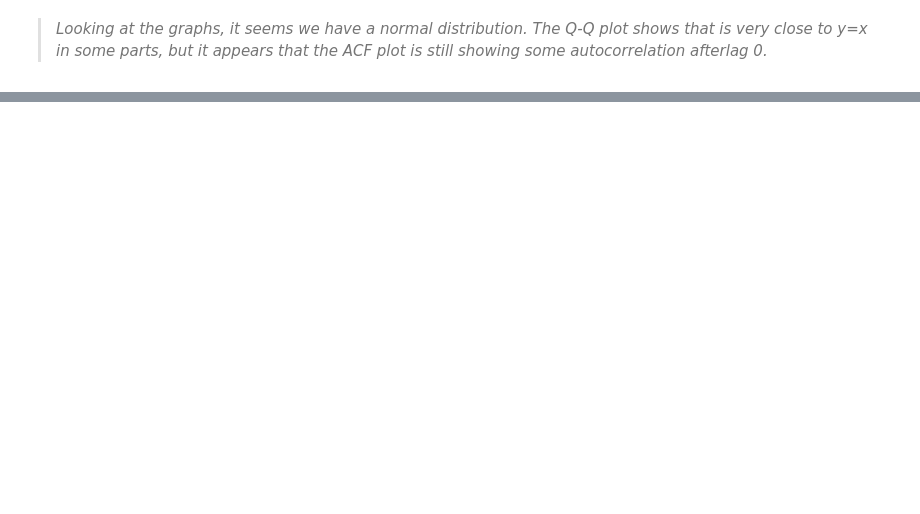
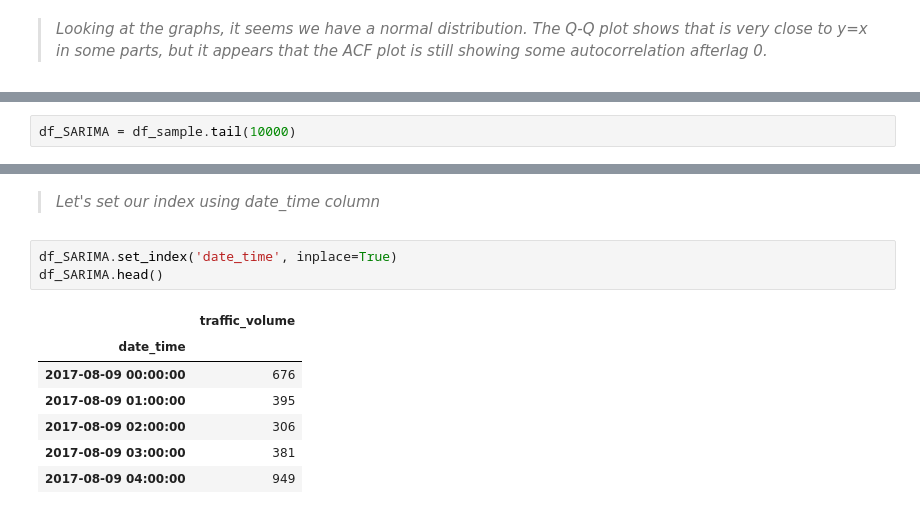
Before and after one commit to srcsergio/Machine-Learning-for-Business, a Jupyter notebook: MachineLearning_for_Business.ipynb, the cells around one changed output, grey strips where cells are left out. Drawn from its saved outputs; the diff is of its cells as text; blank space fills up the shorter version.

```diff
--- a/MachineLearning_for_Business.ipynb
+++ b/MachineLearning_for_Business.ipynb
@@ -612,0 +700,2 @@ Name: lb_pvalue, dtype: float64
+# %%
+df_SARIMA = df_sample.tail(10000)
@@ -612,0 +711,13 @@ Name: lb_pvalue, dtype: float64
+# %% [markdown]
+> _Let's set our index using date_time column_
+# %%
+df_SARIMA.set_index('date_time', inplace=True)
+df_SARIMA.head()
+# %% [output]
+|  | traffic_volume |
+| date_time |  |
+| 2017-08-09 00:00:00 | 676 |
+| 2017-08-09 01:00:00 | 395 |
+| 2017-08-09 02:00:00 | 306 |
+| 2017-08-09 03:00:00 | 381 |
+| 2017-08-09 04:00:00 | 949 |
```
Also changed, not shown: parts of 28 cells of this notebook.
